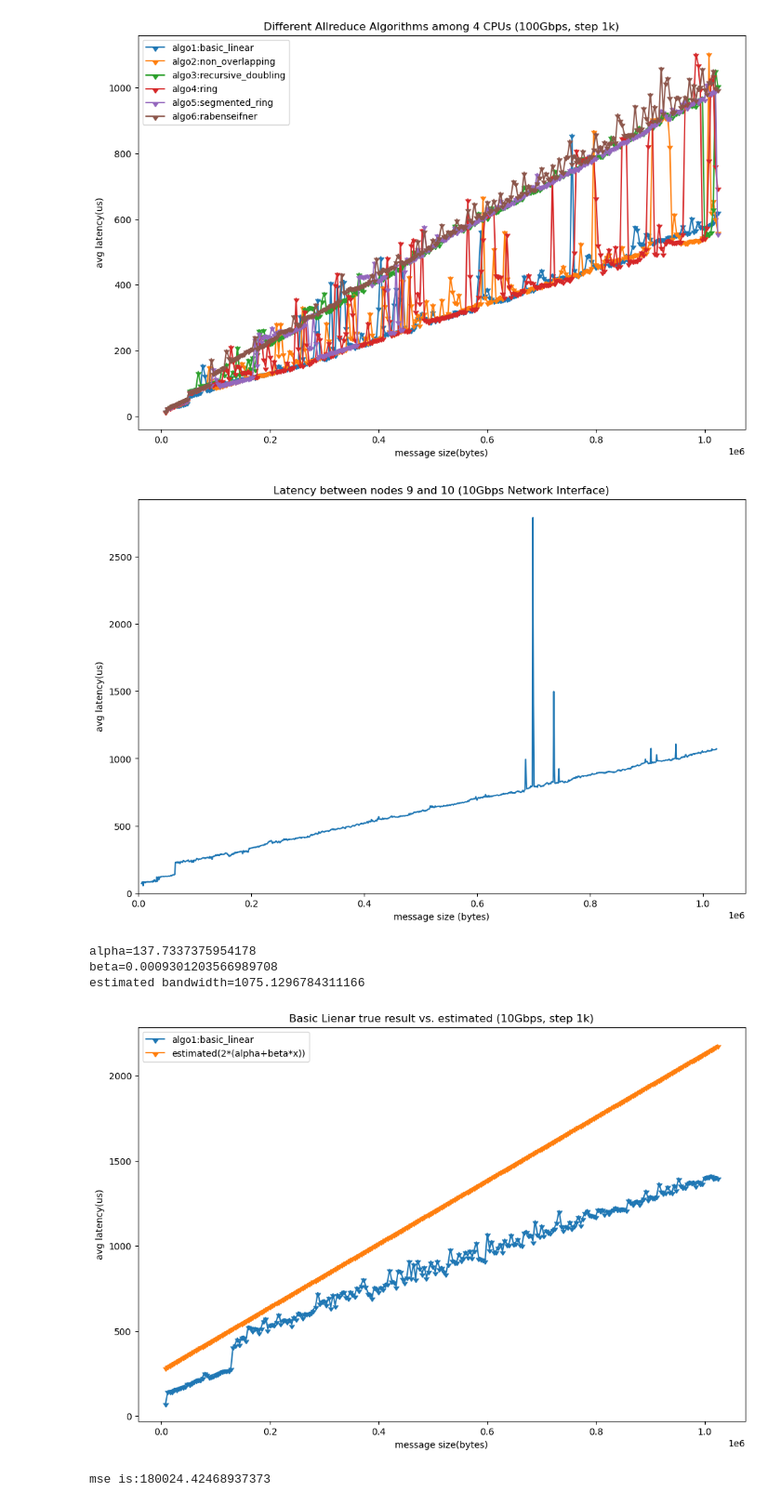
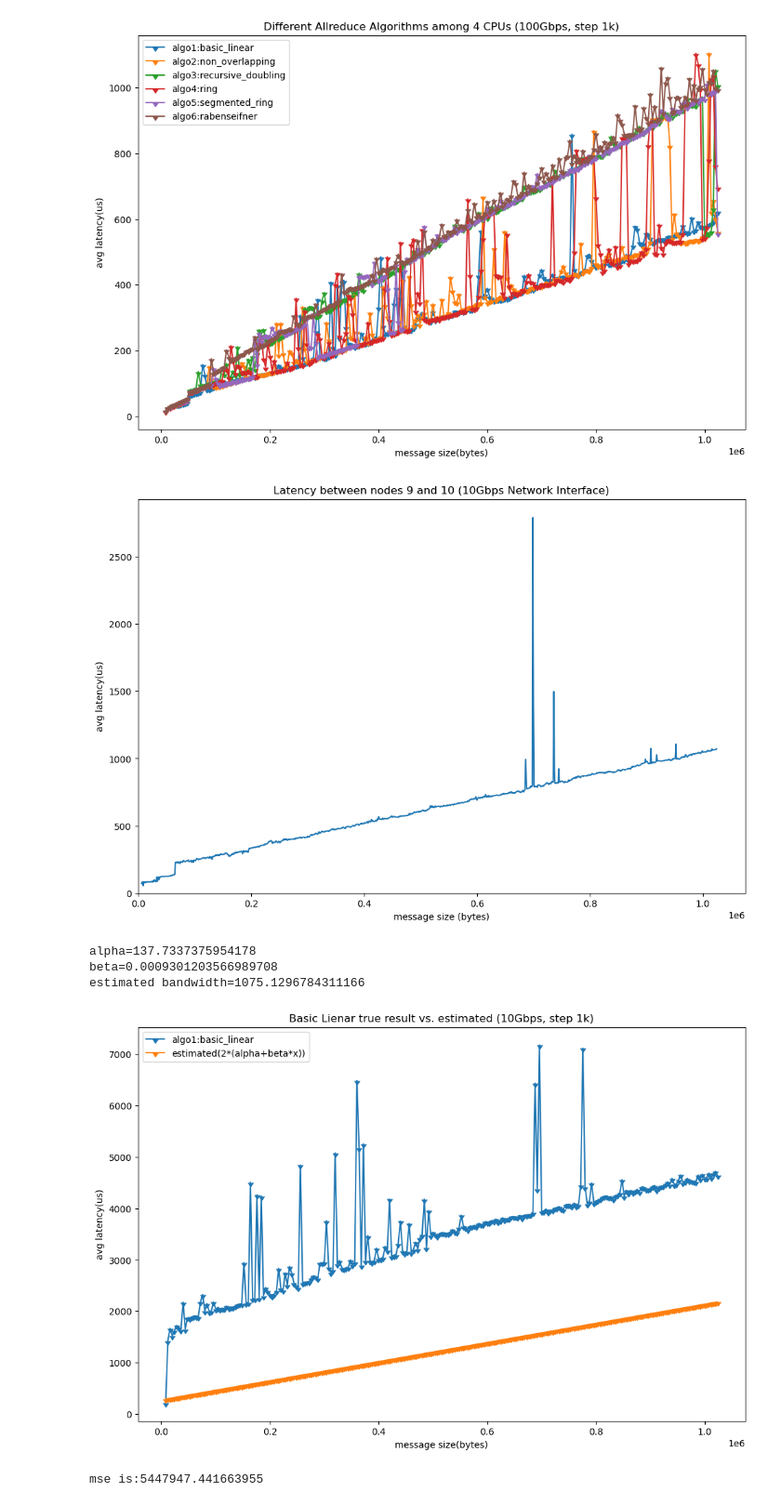
Before and after one commit to dexhunter/allreduce-experiments, a Jupyter notebook: visualize.ipynb, the cells around one changed output. Shown at 93% size. Saved outputs shown, nothing was run; the diff lists cells and outputs as text; code cells hidden in the pictures.

```diff
--- a/visualize.ipynb
+++ b/visualize.ipynb
@@ -1784,42 +1784,42 @@ def read_algo_with_head(filename):
 
     return x.astype('float'), y.astype('float')
 
-x, y1 = read_algo_with_head('data/new-cluster/allreduce-10g-2cpu-algo1-step1k.txt')
+x, y1 = read_algo_with_head('data/new-cluster/allreduce-10g-16cpu-algo1-step1k.txt')
 
 
 plt.title('Basic Lienar true result vs. estimated (10Gbps, step 1k)')
 plt.xlabel('message size(bytes)')
 plt.ylabel('avg latency(us)')
 
 plt.plot(x, y1, label='algo1:basic_linear', marker=11)
 
 
 # plt.legend()
 # plt.show()
 
 
 alpha = intercept
 beta = slope
 
 
 # reduce+braodcast
 # x2 = [2**x for x in range(2,29)]
 y2 = 2*(alpha+beta*x) # ignore computational cost per byte (+ np*message_size*gamma)
 
 plt.plot(x, y2, label='estimated(2*(alpha+beta*x))', marker=11)
 plt.legend()
 
 plt.show()
 
 mse = np.square(np.subtract(y1,y2)).mean()
 print('mse is:'+str(mse))
 # %% [output]
 [figure]
 alpha=137.7337375954178
 beta=0.0009301203566989708
 estimated bandwidth=1075.1296784311166
-[figure, old version]
+[figure, new version]
-mse is:180024.42468937373
+mse is:5447947.441663955
 # %%
 
 
```
Also changed, not shown: parts of 2 cells of this notebook, 2 other files.
